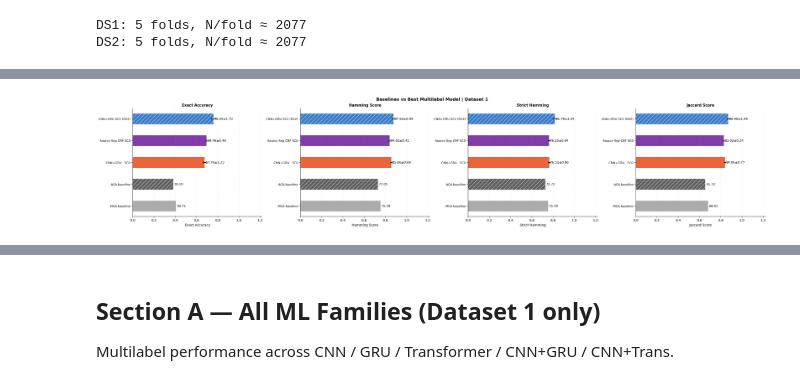
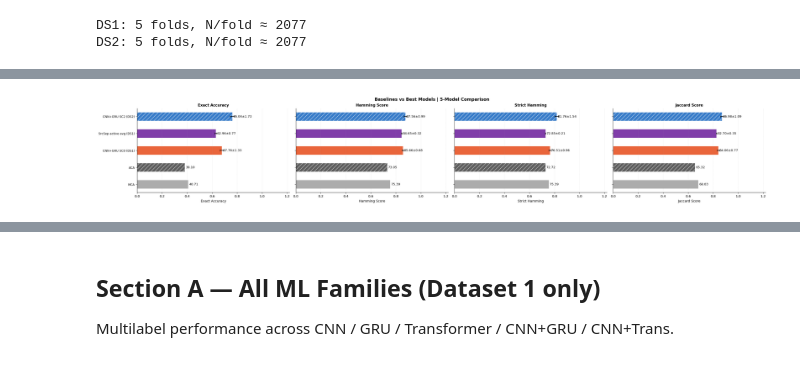
Before and after one commit to kautsarg/POC_DDM, a Jupyter notebook: gk_code/main/multiplex/notebooks/lab_multiplex_comparison.ipynb, the cells around one changed output, grey strips where cells are left out. Drawn from its saved outputs; the diff is of its cells as text; code cells hidden in the pictures.

```diff
--- a/gk_code/main/multiplex/notebooks/lab_multiplex_comparison.ipynb
+++ b/gk_code/main/multiplex/notebooks/lab_multiplex_comparison.ipynb
@@ -59,12 +57,13 @@ d1_main  = joblib.load(DATA_ROOT_ML / DS1_NAME / 'classification_performances_ml
 d1_crf   = joblib.load(DATA_ROOT_ML / DS1_NAME / 'classification_performances_ml_crf_10fold.joblib')[None]
 d1_cattn = joblib.load(DATA_ROOT_ML / DS1_NAME / 'classification_performances_ml_cattn_v2_10fold.joblib')[None]
 d1_xattn = joblib.load(DATA_ROOT_ML / DS1_NAME / 'classification_performances_ml_cross_attn_10fold.joblib')[None]
+d1_serial_ss = joblib.load(DATA_ROOT_ML / DS1_NAME / 'classification_performances_ml_source_sep_serial_10fold.joblib')[None]
 
 d2_raw = joblib.load(DATA_ROOT_DDM / DS2_NAME / 'classification_performances_10fold.joblib')
 d2 = d2_raw['Ori Curves']['Native'][None]
 
-y_trues_d1 = [np.array(yt) for yt in d1_main['y_trues_']]      # list of (N, 3) binary
-y_trues_d2 = [DS2_BIN_MAP[np.array(yt)] for yt in d2['y_trues_']]  # list of (N, 3) binary
+y_trues_d1 = [np.array(yt) for yt in d1_main['y_trues_']]
+y_trues_d2 = [DS2_BIN_MAP[np.array(yt)] for yt in d2['y_trues_']]
 
 print(f'DS1: {len(y_trues_d1)} folds, N/fold ≈ {len(y_trues_d1[0])}')
 print(f'DS2: {len(y_trues_d2)} folds, N/fold ≈ {len(y_trues_d2[0])}')
@@ -116,6 +115,7 @@ DS1_ALL_FAMILIES = [
     ('CNN+Trans SC1','CNN+Trans', d1_main,'cnn_trans_dual_supcon_'),
     ('CNN+Trans SC2','CNN+Trans', d1_main,'cnn_trans_dual_supcon2_'),
     ('CNN+Trans SC3','CNN+Trans', d1_main,'cnn_trans_dual_supcon3_'),
+    ('SrcSep  avg',  'SrcSep',   d1_serial_ss,'serial_source_sep_active_avg_p2_'),
 ]
 DS1_GRU_DEEP = [
     ('Base    SC0','Base',    d1_main, 'cnn_gru_dual_'),
@@ -150,15 +150,5 @@ def _load(label_family_dct_sfx_list, y_trues):
 results_a = _load(DS1_ALL_FAMILIES, y_trues_d1)
 results_c = _load(DS1_GRU_DEEP,     y_trues_d1)
 
-SC_VARIANTS = [('SC0','cnn_gru_dual_'),('SC1','cnn_gru_dual_supcon_'),
-               ('SC2','cnn_gru_dual_supcon2_'),('SC3','cnn_gru_dual_supcon3_')]
-results_d1_gru, results_d2_gru = {}, {}
-for sc, sfx in SC_VARIANTS:
-    results_d1_gru[sc] = compute_metrics(y_trues_d1, [np.array(yp) for yp in d1_main[f'y_preds_{sfx}']])
-    pk2 = f'y_preds_AC_{sfx}'
-    if pk2 in d2:
-        preds_bin = [DS2_BIN_MAP[np.array(yp)] for yp in d2[pk2]]
-        results_d2_gru[sc] = compute_metrics(y_trues_d2, preds_bin)
-
-print(f'A:{len(results_a)} B:{len(results_d1_gru)}vs{len(results_d2_gru)} C:{len(results_c)}')
+print(f'A:{len(results_a)}  C:{len(results_c)}')
 # %% [output]
@@ -427,53 +335,31 @@ yt_aca, yp_aca = _build_bl_arrays(bl_data, 'ACA')
 metrics_mca = {name: (fn(yt_mca, yp_mca), 0.0) for name, _, fn in METRICS}
 metrics_aca = {name: (fn(yt_aca, yp_aca), 0.0) for name, _, fn in METRICS}
 
-# Best multilabel model by exact accuracy
-all_res  = {**results_a, **{k:{'metrics':v['metrics']} for k,v in results_c.items()}}
-best_key = max(all_res, key=lambda k: all_res[k]['metrics']['exact'][0])
-best_key ='CNN+GRU   SC0'
-best_met = all_res[best_key]['metrics']
-print(f'Best DS1 model: {best_key.strip()!r}')
-for name, label, _ in METRICS:
-    m, s = best_met[name]; print(f'  {label}: {m:.4f} ± {s:.4f}')
+# CNN+GRU SC0 (DS1)
+cgd_sc0_metrics = results_a['CNN+GRU   SC0']['metrics']
 
-# ── Source-separated models ────────────────────────────────────────────────────
-d1_sourcesep = joblib.load(
-    DATA_ROOT_ML / DS1_NAME / 'classification_performances_ml_source_sep_10fold.joblib'
-)[None]
-_ss_variants = [
-    ('Source Sep SC0',     'cnn_gru_source_sep_'),
-    ('Source Sep SC1',     'cnn_gru_source_sep_supcon_'),
-    ('Source Sep CRF SC0', 'cnn_gru_source_sep_crf_'),
-    ('Source Sep CRF SC1', 'cnn_gru_source_sep_crf_supcon_'),
-]
-sourcesep_metrics = {}
-for lbl, sfx in _ss_variants:
-    pk = f'y_preds_{sfx}'
-    if pk in d1_sourcesep:
-        preds = [np.array(yp) for yp in d1_sourcesep[pk]]
-        sourcesep_metrics[lbl] = {'sfx': sfx, 'metrics': compute_metrics(y_trues_d1, preds)}
+# Serial source-sep active avg (DS1)
+SS_KEY = 'serial_source_sep_active_avg_p2'
+_ss_preds = [np.array(yp) for yp in d1_serial_ss[f'y_preds_{SS_KEY}_']]
+ss_metrics = compute_metrics(y_trues_d1, _ss_preds)
 
-best_ss_key = max(sourcesep_metrics, key=lambda k: sourcesep_metrics[k]['metrics']['exact'][0])
-best_ss_sfx = sourcesep_metrics[best_ss_key]['sfx']
-best_ss_met = sourcesep_metrics[best_ss_key]['metrics']
-print(f'\nBest source-sep: {best_ss_key!r}')
-for name, label, _ in METRICS:
-    m, s = best_ss_met[name]; print(f'  {label}: {m:.4f} ± {s:.4f}')
-
-# ── DS2 CNN+GRU SC2 (multiclass → binary via DS2_BIN_MAP) ────────────────────
+# DS2 CNN+GRU SC2
 _ds2_sc2_preds = [DS2_BIN_MAP[np.array(yp)] for yp in d2['y_preds_AC_cnn_gru_dual_supcon2_']]
 ds2_sc2_metrics = compute_metrics(y_trues_d2, _ds2_sc2_preds)
-print(f'\nDS2 CNN+GRU SC2:')
-for name, label, _ in METRICS:
-    m, s = ds2_sc2_metrics[name]; print(f'  {label}: {m:.4f} ± {s:.4f}')
+
+for label, met in [('MCA', metrics_mca), ('ACA', metrics_aca),
+                    ('CNN+GRU SC0 (DS1)', cgd_sc0_metrics),
+                    (f'{SS_KEY} (DS1)', ss_metrics),
+                    ('CNN+GRU SC2 (DS2)', ds2_sc2_metrics)]:
+    m, s = met['exact']
+    print(f'{label}: exact={m:.4f}±{s:.4f}')
 
 compare_rows = [
-    ('MCA baseline',          metrics_mca,     '#9E9E9E', ''),
-    ('ACA baseline',          metrics_aca,     '#424242', '//'),
-    (f'{best_key.strip()}',   best_met,        '#E64A19', ''),
-    (f'{best_ss_key}',        best_ss_met,     '#6A1B9A', ''),
-    ('CNN+GRU SC2 (DS2)',     ds2_sc2_metrics, '#1565C0', '//'),
+    ('MCA',                      metrics_mca,     '#9E9E9E', ''),
+    ('ACA',                      metrics_aca,     '#424242', '//'),
+    ('CNN+GRU SC0 (DS1)',        cgd_sc0_metrics, '#E64A19', ''),
+    ('SrcSep active avg (DS1)',  ss_metrics,      '#6A1B9A', ''),
+    ('CNN+GRU SC2 (DS2)',        ds2_sc2_metrics, '#1565C0', '//'),
 ]
-plot_baseline_comparison(compare_rows,
-    'Baselines vs Best Multilabel Model | Dataset 1')
+plot_cross_dataset_bars(compare_rows, 'Baselines vs Best Models | 5-Model Comparison')
 # %% [output]
@@ -497 +371 @@ DS2 CNN+GRU SC2:
-[figure, old version]
+[figure, new version]
```
Also changed, not shown: parts of 21 cells of this notebook, 8 other files.
